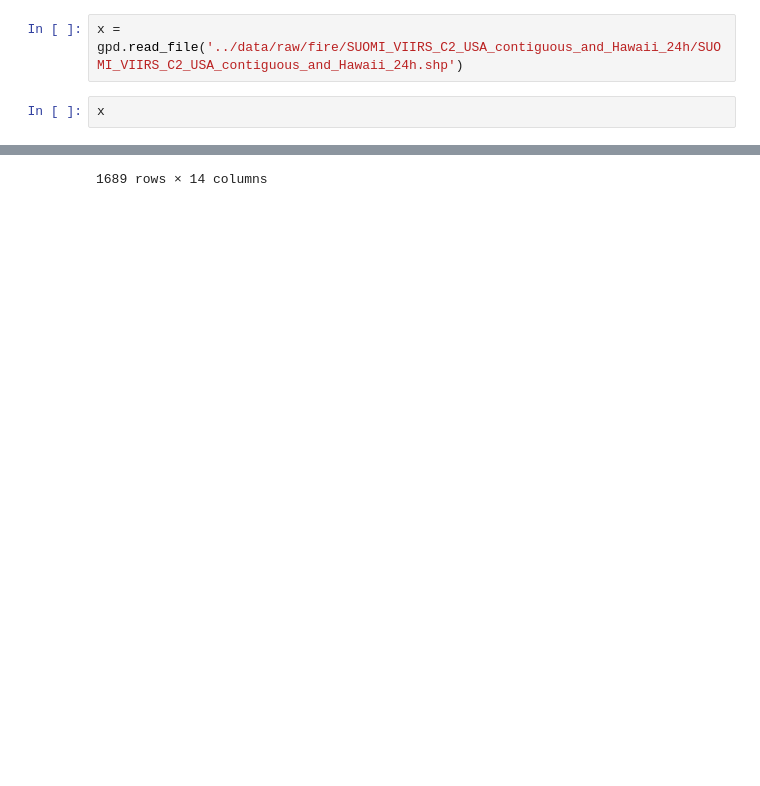
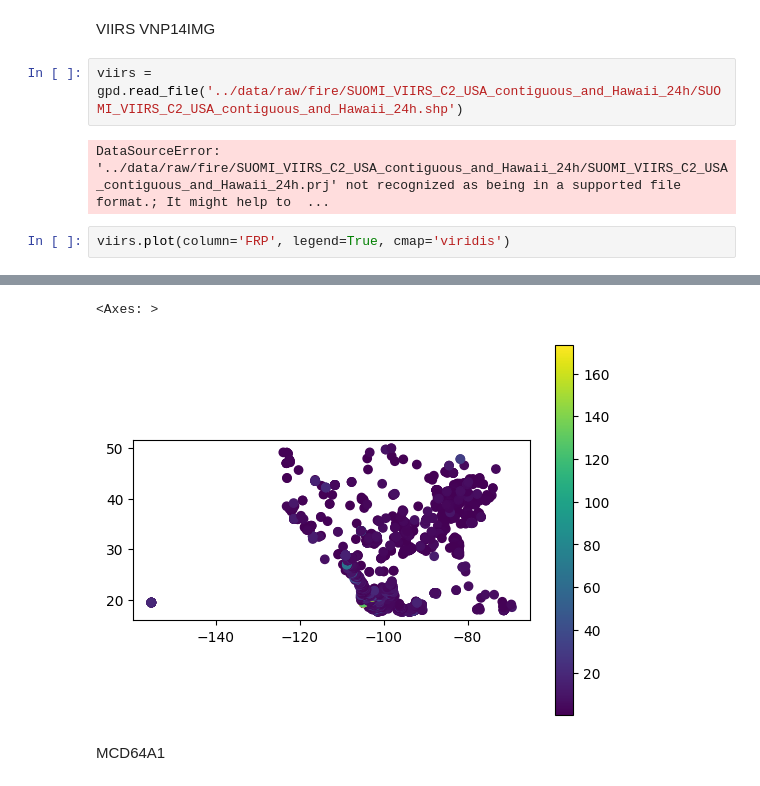
Before and after one commit to jimzhang629/peat_fire_stanback, a Jupyter notebook: notebooks/sandbox.ipynb, the cells around one changed output, grey strips where cells are left out. Cells and saved outputs as stored; diff of their text form; blank space fills up the shorter version.

Commit message:
data loading

```diff
--- a/notebooks/sandbox.ipynb
+++ b/notebooks/sandbox.ipynb
@@ -6,5 +6,9 @@ ModuleNotFoundError: No module named 'peatfire'
+# %% [markdown]
+VIIRS VNP14IMG
 # %%
-x = gpd.read_file('../data/raw/fire/SUOMI_VIIRS_C2_USA_contiguous_and_Hawaii_24h/SUOMI_VIIRS_C2_USA_contiguous_and_Hawaii_24h.shp')
+viirs = gpd.read_file('../data/raw/fire/SUOMI_VIIRS_C2_USA_contiguous_and_Hawaii_24h/SUOMI_VIIRS_C2_USA_contiguous_and_Hawaii_24h.shp')
+# %% [output]
+DataSourceError: '../data/raw/fire/SUOMI_VIIRS_C2_USA_contiguous_and_Hawaii_24h/SUOMI_VIIRS_C2_USA_contiguous_and_Hawaii_24h.prj' not recognized as being in a supported file format.; It might help to  ...
 # %%
-x
+viirs.plot(column='FRP', legend=True, cmap='viridis')
 # %% [output]
@@ -23 +15,4 @@ x
-1689 rows × 14 columns
+<Axes: >
+[figure, added]
+# %% [markdown]
+MCD64A1
```
Also changed, not shown: parts of 8 cells of this notebook, 1 other file.
